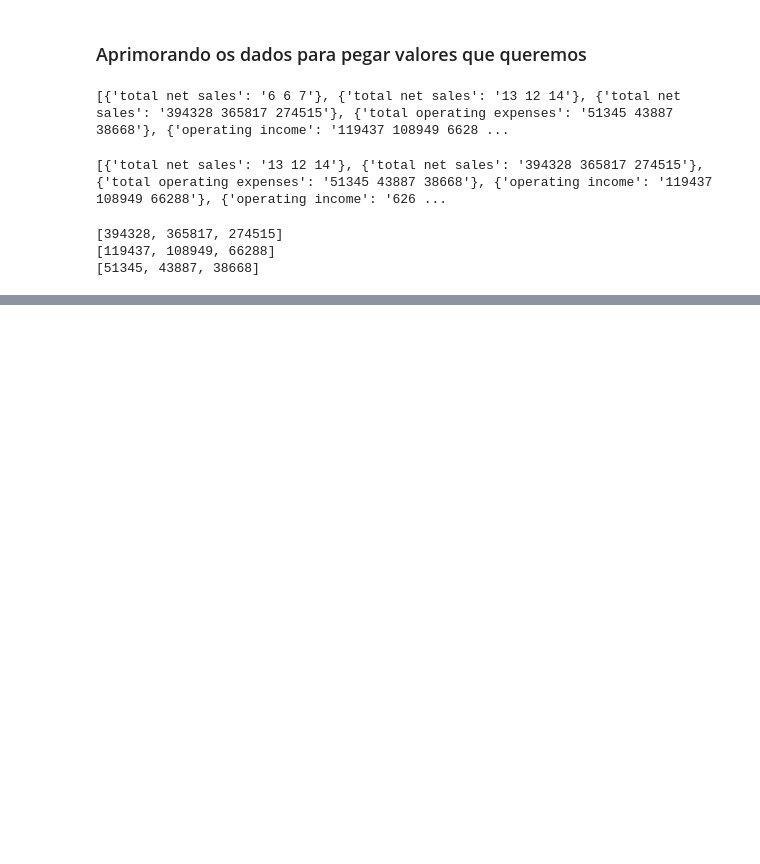
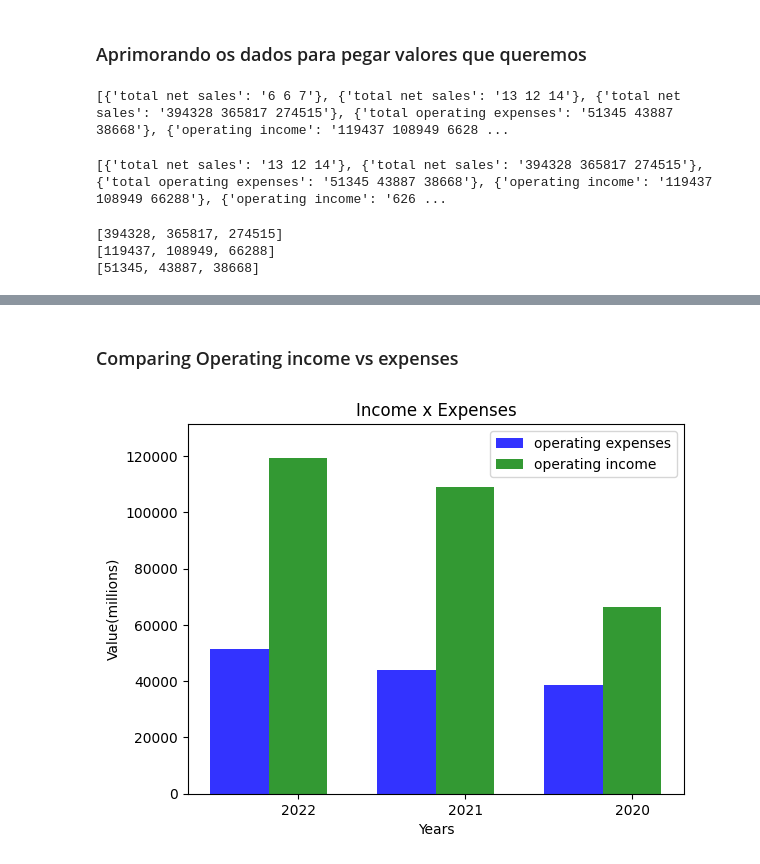
Before and after one commit to GabrielKabbani/Projeto-AnalisedeTexto-BK-GK-RM, a Jupyter notebook: Projeto.ipynb, the cells around one changed output, grey strips where cells are left out. Saved outputs shown, nothing was run; the diff lists cells and outputs as text; code cells hidden in the pictures; blank space fills up the shorter version.

```diff
--- a/Projeto.ipynb
+++ b/Projeto.ipynb
@@ -233,0 +254,17 @@ plt.show()
+# %% [markdown]
+### Comparing Operating income vs expenses
+# %%
+fig, ax = plt.subplots()
+index = np.arange(3)
+bar_width=0.35
+plt.bar(index, operating_expenses_list, bar_width, alpha=0.8,color='b', label='operating expenses')
+plt.bar(index+bar_width, operating_income_list, bar_width, alpha=0.8,color='g', label='operating income')
+plt.ylim(0, max(operating_income_list)+(int(max(operating_income_list)*0.1)))
+plt.xlabel('Years')
+plt.ylabel('Value(millions)')
+plt.title('Income x Expenses')
+plt.xticks(index + bar_width, years)
+plt.legend()
+plt.show()
+# %% [output]
+[figure, added]
```
Also changed, not shown: parts of 4 cells of this notebook.
